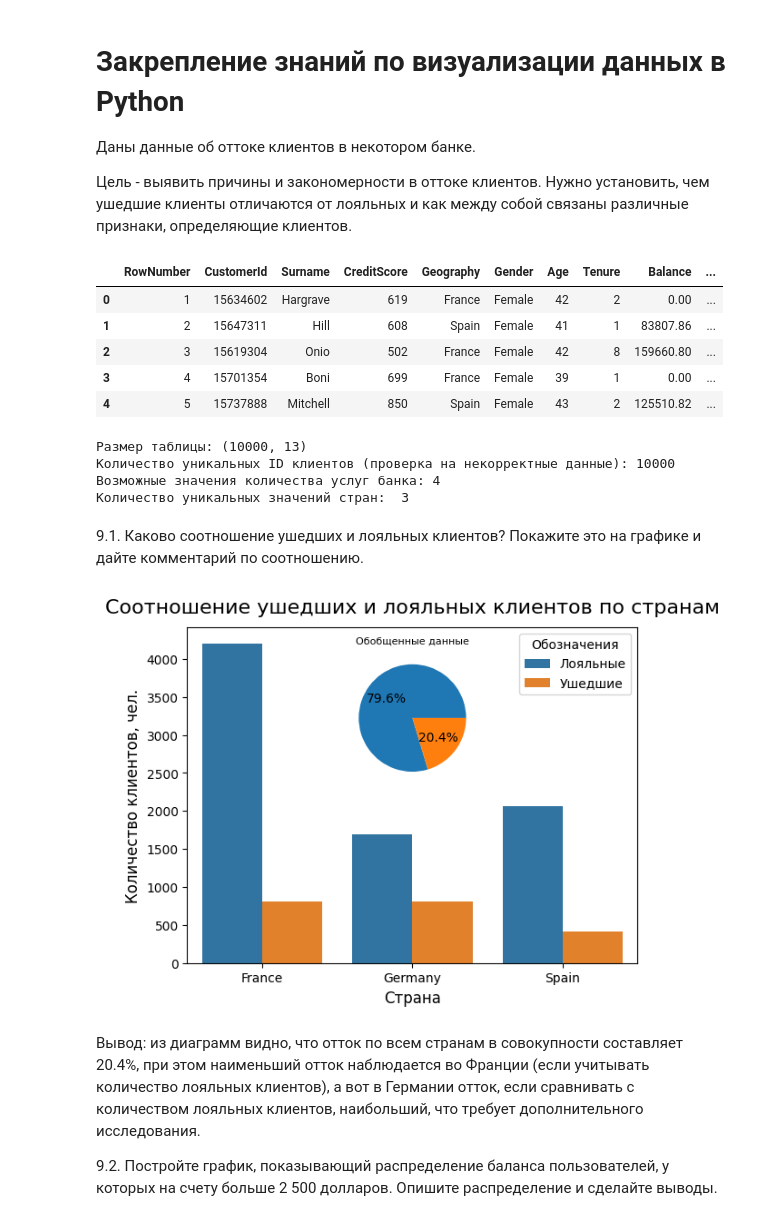
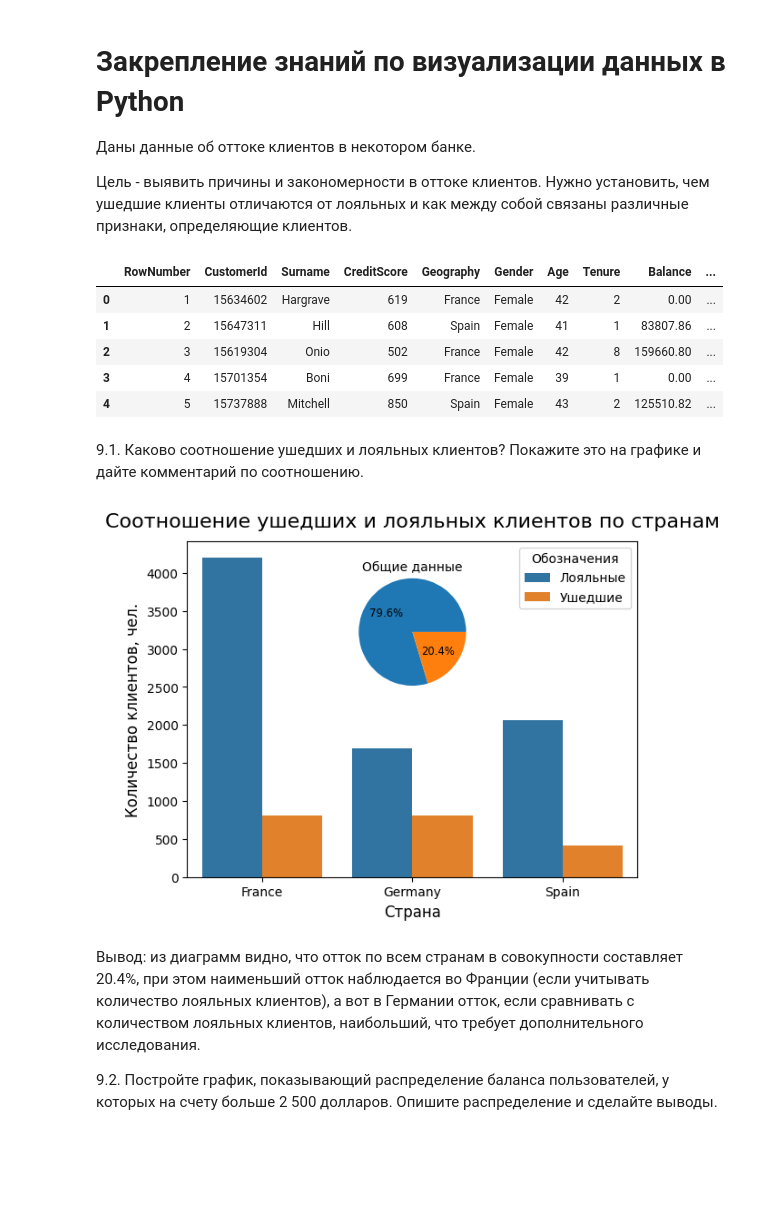
Before and after one commit to inconstant1313/Sandbox, a Jupyter notebook: DSPR_119/Python_13/Final_practice/Final_practice.ipynb, the cells around one changed output. Saved outputs shown, nothing was run; the diff lists cells and outputs as text; code cells hidden in the pictures; blank space fills up the shorter version.

```diff
--- a/DSPR_119/Python_13/Final_practice/Final_practice.ipynb
+++ b/DSPR_119/Python_13/Final_practice/Final_practice.ipynb
@@ -5,7 +5,6 @@
 
 Цель - выявить причины и закономерности в оттоке клиентов. Нужно установить, чем ушедшие клиенты отличаются от лояльных и как между собой связаны различные признаки, определяющие клиентов.
 # %%
-import numpy as np
 import pandas as pd
 import matplotlib.pyplot as plt
 from matplotlib import ticker
@@ -14,14 +13,10 @@ import seaborn as sns
 churn_data = pd.read_csv('data/churn.csv')
 display(churn_data.head())
 
-churn_data.drop('RowNumber', axis=1, inplace=True) #убираем лишний столбец
+churn_df = churn_data.copy()
 
-print('Размер таблицы:', churn_data.shape)
-print('Количество уникальных ID клиентов (проверка на некорректные данные):', churn_data['CustomerId'].nunique())
-print('Возможные значения количества услуг банка:', churn_data['NumOfProducts'].nunique())
-print('Количество уникальных значений стран: ', churn_data['Geography'].nunique())
-
-churn_data['Exited'] = churn_data['Exited'].apply(lambda x: "Лояльные" if x == 0 else "Ушедшие") #заменим 0 и 1 на слова для понятности
+churn_df.drop('RowNumber', axis=1, inplace=True) #убираем лишний столбец
+churn_df['Exited'] = churn_df['Exited'].apply(lambda x: "Лояльные" if x == 0 else "Ушедшие") #заменим 0 и 1 на слова для понятности
 # %% [output]
 |  | RowNumber | CustomerId | Surname | CreditScore | Geography | Gender | Age | Tenure | Balance | ... |
 | 0 | 1 | 15634602 | Hargrave | 619 | France | Female | 42 | 2 | 0.00 | ... |
@@ -29,40 +24,37 @@ churn_data['Exited'] = churn_data['Exited'].apply(lambda x: "Лояльные" i
 | 2 | 3 | 15619304 | Onio | 502 | France | Female | 42 | 8 | 159660.80 | ... |
 | 3 | 4 | 15701354 | Boni | 699 | France | Female | 39 | 1 | 0.00 | ... |
 | 4 | 5 | 15737888 | Mitchell | 850 | Spain | Female | 43 | 2 | 125510.82 | ... |
-Размер таблицы: (10000, 13)
-Количество уникальных ID клиентов (проверка на некорректные данные): 10000
-Возможные значения количества услуг банка: 4
-Количество уникальных значений стран:  3
 # %% [markdown]
 9.1. Каково соотношение ушедших и лояльных клиентов? Покажите это на графике и дайте комментарий по соотношению.
 # %%
 fig, ax = plt.subplots()
 
 #Обобщенные данные по всем странам в виде круговой диаграммы
-exited_sum = churn_data['Exited'].value_counts().sort_values(ascending=False)
+exited_sum = churn_df['Exited'].value_counts().sort_values(ascending=False)
 exited_pie = ax.inset_axes([0.3, 0.53, 0.4, 0.4])
 exited_pie.pie(
     exited_sum,
-    autopct='%1.1f%%'
+    autopct='%1.1f%%',
+    textprops={'size': 'smaller'}
 )
-exited_pie.set_title('Обобщенные данные', fontsize=8)
-exited_pie.tick_params(labelsize=8)
+exited_pie.set_title('Общие данные', fontsize=10, y=0.9)
+exited_pie.tick_params(labelsize=12)
 
 #Данные по странам в виде столбчатой диаграммы
-geo_groups = churn_data.groupby(by='Geography',as_index=False)['Exited'].value_counts()
+geo_groups = churn_df.groupby(by='Geography',as_index=False)['Exited'].value_counts()
 
 ax = sns.barplot(
     data=geo_groups,
     x='Geography',
     y='count',
     hue='Exited'
 )
 ax.set_title('Соотношение ушедших и лояльных клиентов по странам', fontsize=16, y=1.02)
 ax.set_xlabel('Страна', fontsize=12)
 ax.set_ylabel('Количество клиентов, чел.', fontsize=12)
 ax.legend(title='Обозначения');
 # %% [output]
-[figure, old version]
+[figure, new version]
 # %% [markdown]
 Вывод: из диаграмм видно, что отток по всем странам в совокупности составляет 20.4%, при этом наименьший отток наблюдается во Франции (если учитывать количество лояльных клиентов), а вот в Германии отток, если сравнивать с количеством лояльных клиентов, наибольший, что требует дополнительного исследования.
 
```
Also changed, not shown: parts of 17 cells of this notebook, 3 other files.
